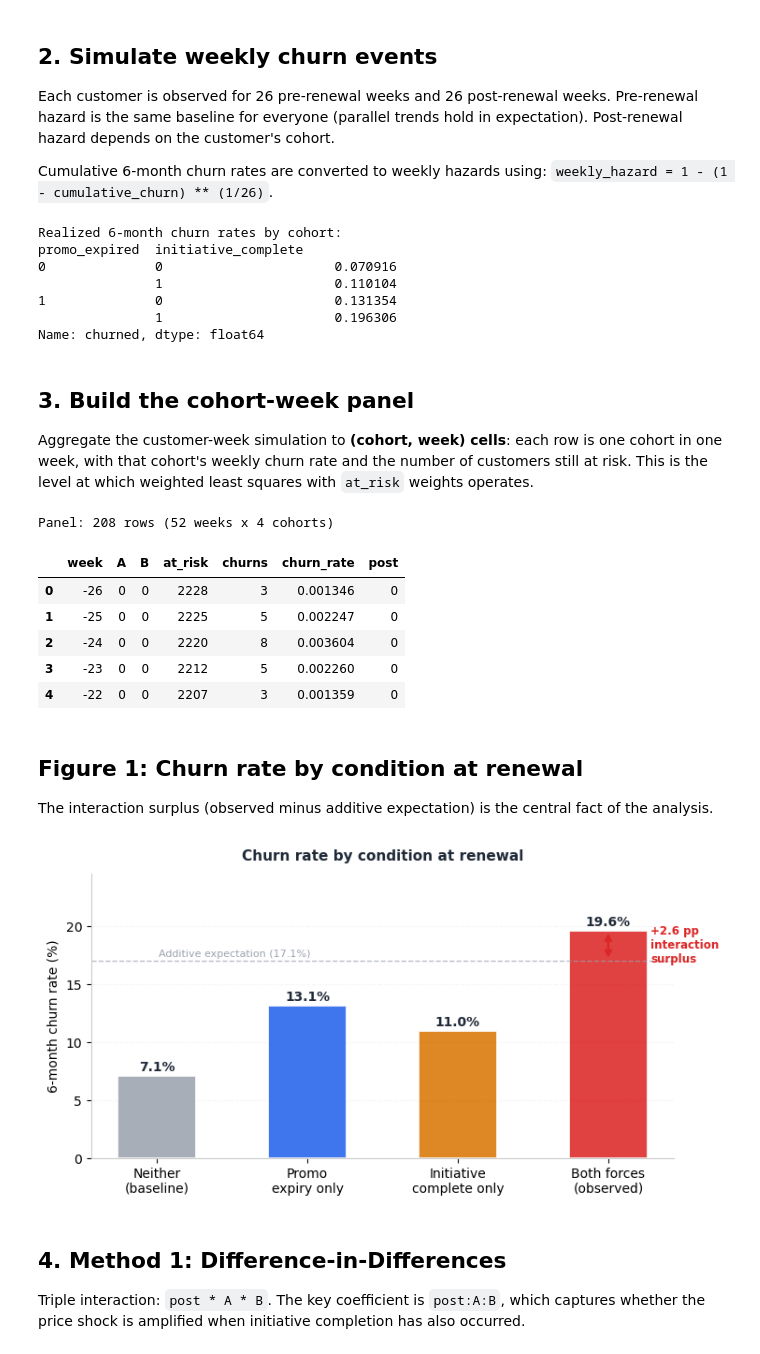
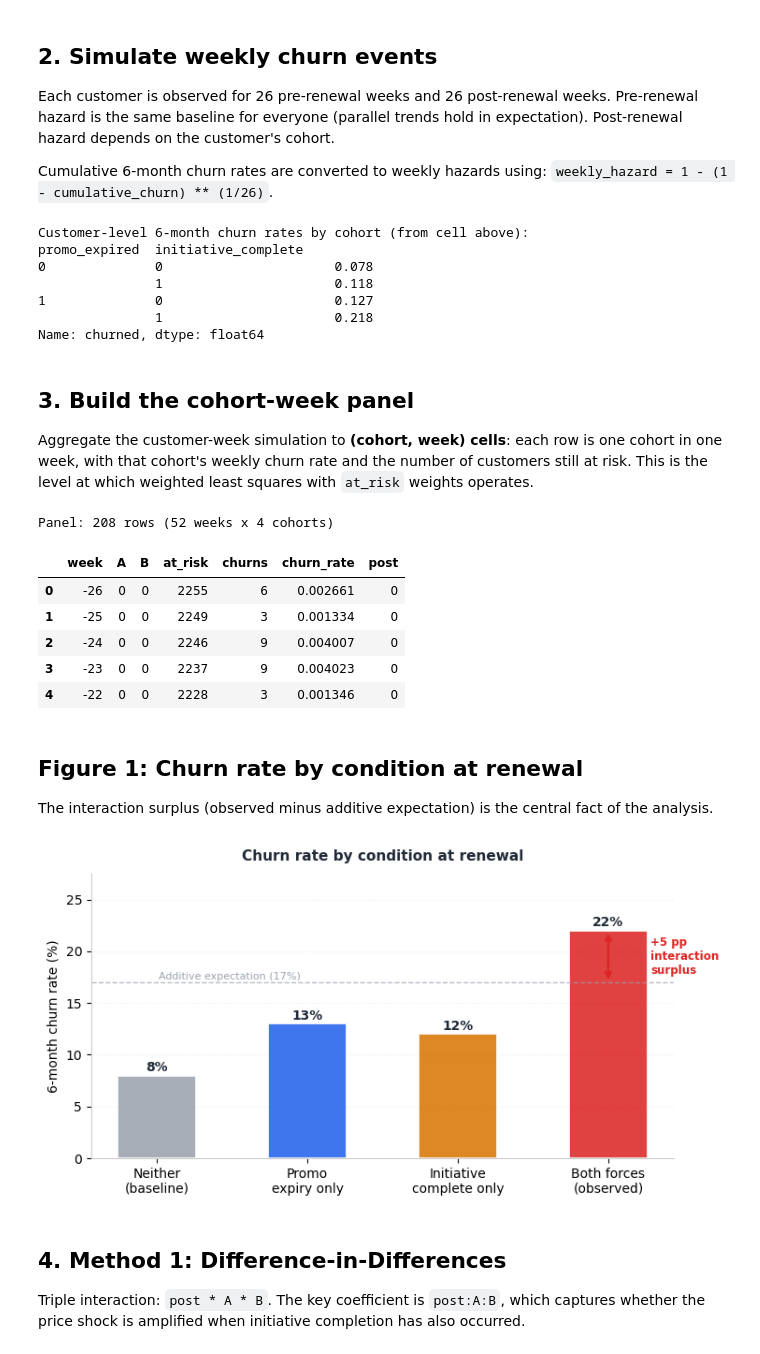
Before and after one commit to williamgieng/causal-attribution, a Jupyter notebook: notebook.ipynb, the cells around one changed output. Drawn from its saved outputs; the diff is of its cells as text; code cells hidden in the pictures.

```diff
--- a/notebook.ipynb
+++ b/notebook.ipynb
@@ -32,7 +32,7 @@ import pandas as pd
 import statsmodels.formula.api as smf
 import matplotlib.pyplot as plt
 
-RNG = np.random.default_rng(42)   # seeded for reproducibility
+RNG = np.random.default_rng(158)   # seeded for reproducibility
 
 # Figure styling
 plt.rcParams.update({
@@ -108,9 +108,15 @@ N_WEEKS_PRE   = 26
 N_WEEKS_POST  = 26
 N_WEEKS_TOTAL = N_WEEKS_PRE + N_WEEKS_POST
 
+# The customer-level `churned` outcome was drawn directly from the true 6-month
+# probabilities in the previous cell. This cell builds a complementary weekly
+# hazard simulation, used only to construct the cohort-week panel that Method 1
+# (DiD / event study) needs. The two simulations serve different purposes:
+#   - cell above: customer-level 6-month outcome -> Methods 2 and 3
+#   - this cell:  weekly churn timing            -> Method 1 panel
 def six_month_to_weekly(p):
     """Convert a 6-month cumulative churn rate to a weekly hazard."""
-    return 1 - (1 - p) ** (1 / N_WEEKS_PRE)
+    return 1 - (1 - p) ** (1 / N_WEEKS_POST)
 
 baseline_weekly = six_month_to_weekly(TRUE_BASELINE)
 
@@ -135,22 +141,15 @@ would_churn     = draws < hazards
 has_churn       = would_churn.any(axis=1)
 first_churn_idx = np.where(has_churn, would_churn.argmax(axis=1), N_WEEKS_TOTAL)
 
-# Customer-level 6-month outcome (used for Methods 2 and 3)
-post_churn_idx = np.where(
-    (first_churn_idx >= N_WEEKS_PRE) & (first_churn_idx < N_WEEKS_TOTAL),
-    first_churn_idx, N_WEEKS_TOTAL
-)
-customers['churned'] = (post_churn_idx < N_WEEKS_TOTAL).astype(int)
-
-print('Realized 6-month churn rates by cohort:')
-print(customers.groupby(['promo_expired', 'initiative_complete'])['churned'].mean())
+print('Customer-level 6-month churn rates by cohort (from cell above):')
+print(customers.groupby(['promo_expired', 'initiative_complete'])['churned'].mean().round(3))
 # %% [output]
-Realized 6-month churn rates by cohort:
+Customer-level 6-month churn rates by cohort (from cell above):
 promo_expired  initiative_complete
-0              0                      0.070916
-               1                      0.110104
-1              0                      0.131354
-               1                      0.196306
+0              0                      0.078
+               1                      0.118
+1              0                      0.127
+               1                      0.218
 Name: churned, dtype: float64
 # %% [markdown]
 ## 3. Build the cohort-week panel
@@ -204,11 +203,11 @@ panel.head()
 # %% [output]
 Panel: 208 rows (52 weeks x 4 cohorts)
 |  | week | A | B | at_risk | churns | churn_rate | post |
-| 0 | -26 | 0 | 0 | 2228 | 3 | 0.001346 | 0 |
-| 1 | -25 | 0 | 0 | 2225 | 5 | 0.002247 | 0 |
-| 2 | -24 | 0 | 0 | 2220 | 8 | 0.003604 | 0 |
-| 3 | -23 | 0 | 0 | 2212 | 5 | 0.002260 | 0 |
-| 4 | -22 | 0 | 0 | 2207 | 3 | 0.001359 | 0 |
+| 0 | -26 | 0 | 0 | 2255 | 6 | 0.002661 | 0 |
+| 1 | -25 | 0 | 0 | 2249 | 3 | 0.001334 | 0 |
+| 2 | -24 | 0 | 0 | 2246 | 9 | 0.004007 | 0 |
+| 3 | -23 | 0 | 0 | 2237 | 9 | 0.004023 | 0 |
+| 4 | -22 | 0 | 0 | 2228 | 3 | 0.001346 | 0 |
 # %% [markdown]
 ## Figure 1: Churn rate by condition at renewal
 
@@ -218,41 +217,43 @@ central fact of the analysis.
 churn_by_cohort = customers.groupby(['promo_expired', 'initiative_complete'])['churned'].mean() * 100
 labels = ['Neither\n(baseline)', 'Promo\nexpiry only',
           'Initiative\ncomplete only', 'Both forces\n(observed)']
+# Round to integer percent for display so the figure reads as clean whole numbers.
+# The underlying regression and Shapley cells use the unrounded customers['churned'].
 values = [
-    churn_by_cohort.loc[(0, 0)],
-    churn_by_cohort.loc[(1, 0)],
-    churn_by_cohort.loc[(0, 1)],
-    churn_by_cohort.loc[(1, 1)],
+    round(churn_by_cohort.loc[(0, 0)]),
+    round(churn_by_cohort.loc[(1, 0)]),
+    round(churn_by_cohort.loc[(0, 1)]),
+    round(churn_by_cohort.loc[(1, 1)]),
 ]
 expected = values[1] + values[2] - values[0]   # additive expectation
 surplus  = values[3] - expected                # interaction surplus
 
 fig, ax = plt.subplots(figsize=(7.5, 4.0))
 bars = ax.bar(labels, values, color=[GRAY, BLUE, ORANGE, RED],
               width=0.52, edgecolor='white', linewidth=1.4, alpha=0.88)
 for bar, val in zip(bars, values):
     ax.text(bar.get_x() + bar.get_width()/2, val + 0.4,
-            f'{val:.1f}%', ha='center', fontweight='bold', color=DARK)
+            f'{val}%', ha='center', fontweight='bold', color=DARK)
 
 ax.annotate('', xy=(3, values[3]), xytext=(3, expected),
             arrowprops=dict(arrowstyle='<->', color=RED, lw=1.8))
 ax.text(3.28, (values[3] + expected) / 2,
-        f'+{surplus:.1f} pp\ninteraction\nsurplus',
+        f'+{surplus} pp\ninteraction\nsurplus',
         color=RED, fontsize=8.5, va='center', fontweight='bold')
 ax.axhline(expected, color=GRAY, linestyle='--', linewidth=1, alpha=0.7)
-ax.text(0.01, expected + 0.3, f'Additive expectation ({expected:.1f}%)',
+ax.text(0.01, expected + 0.3, f'Additive expectation ({expected}%)',
         fontsize=8, color=GRAY)
 
 ax.set_ylabel('6-month churn rate (%)')
 ax.set_ylim(0, max(values) * 1.25)
 ax.set_title('Churn rate by condition at renewal',
              fontsize=11, fontweight='bold', color=DARK, pad=10)
 ax.yaxis.grid(True, linestyle='--', alpha=0.5); ax.set_axisbelow(True)
 plt.tight_layout()
 plt.savefig('figures/fig1_churn_by_condition.png', dpi=160, bbox_inches='tight')
 plt.show()
 # %% [output]
-[figure, old version]
+[figure, new version]
 # %% [markdown]
 ## 4. Method 1: Difference-in-Differences
 
```
Also changed, not shown: parts of 9 cells of this notebook.
